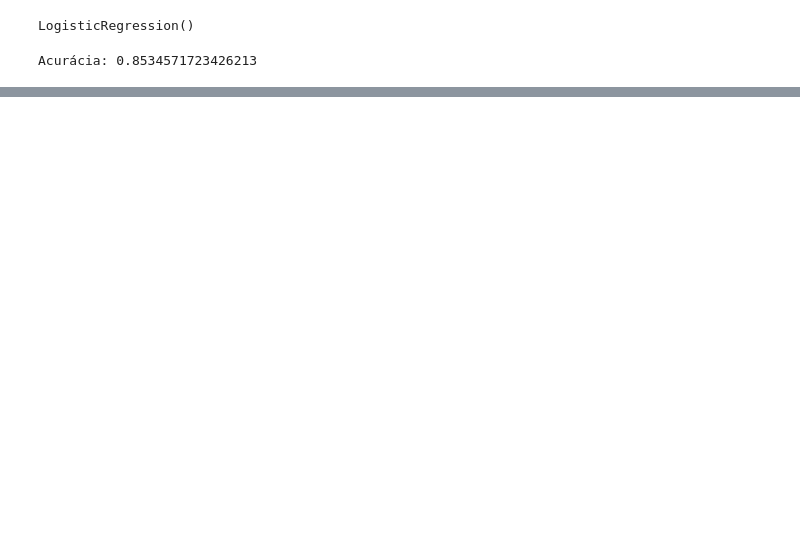
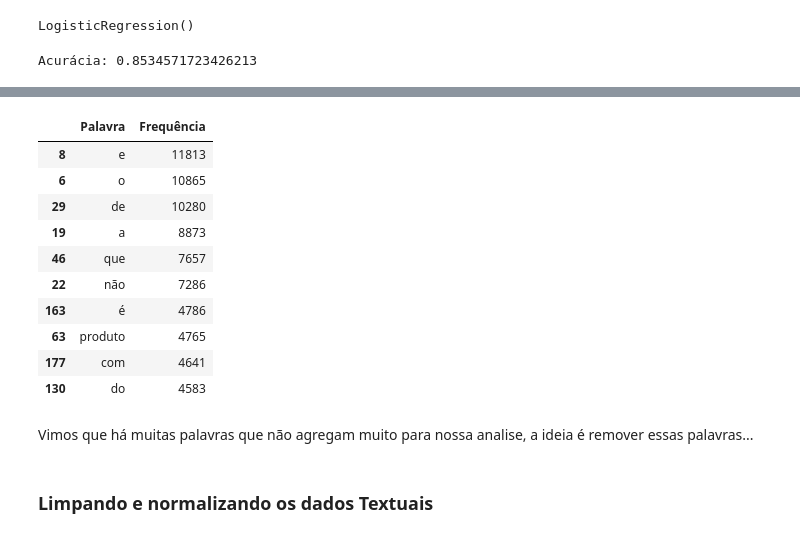
Before and after one commit to vinelouzada/nlp, a Jupyter notebook: NLP_Estudos.ipynb, the cells around one changed output, grey strips where cells are left out. Drawn from its saved outputs; the diff is of its cells as text; code cells hidden in the pictures; blank space fills up the shorter version.

```diff
--- a/NLP_Estudos.ipynb
+++ b/NLP_Estudos.ipynb
@@ -106,0 +198,9 @@ Acurácia: 0.8534571723426213
+# %%
+from nltk import tokenize
+
+token_espaco = tokenize.WhitespaceTokenizer()
+token_palavras = token_espaco.tokenize(todas_as_palavras)
+#token_palavras
+# %%
+frequencia = nltk.FreqDist(token_palavras)
+frequencia
@@ -106,0 +209,5 @@ Acurácia: 0.8534571723426213
+# %%
+# Transforma em DataFrame para melhorar a visualização
+df_frequencia = pd.DataFrame({'Palavra': list(frequencia.keys()),
+                              'Frequência': list(frequencia.values())})
+df_frequencia.head()
@@ -106,0 +221,18 @@ Acurácia: 0.8534571723426213
+# %%
+df_frequencia.nlargest(columns='Frequência', n=10)
+# %% [output]
+|  | Palavra | Frequência |
+| 8 | e | 11813 |
+| 6 | o | 10865 |
+| 29 | de | 10280 |
+| 19 | a | 8873 |
+| 46 | que | 7657 |
+| 22 | não | 7286 |
+| 163 | é | 4786 |
+| 63 | produto | 4765 |
+| 177 | com | 4641 |
+| 130 | do | 4583 |
+# %% [markdown]
+Vimos que há muitas palavras que não agregam muito para nossa analise, a ideia é remover essas palavras...
+# %% [markdown]
+### Limpando e normalizando os dados Textuais
```
Also changed, not shown: parts of 15 cells of this notebook.
